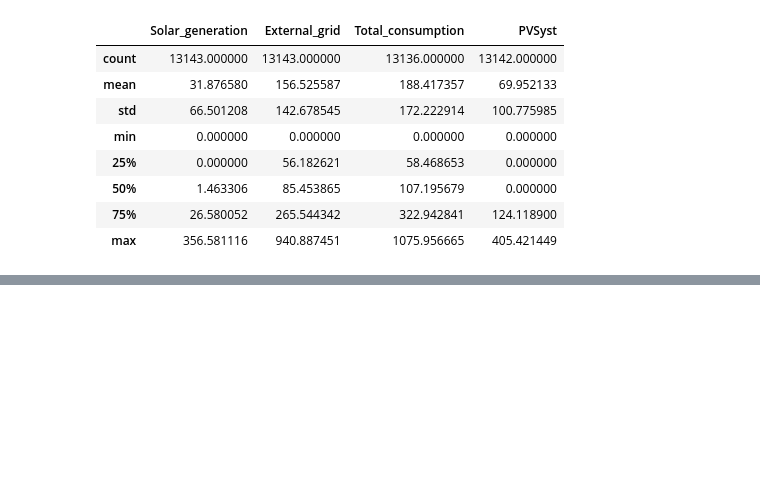
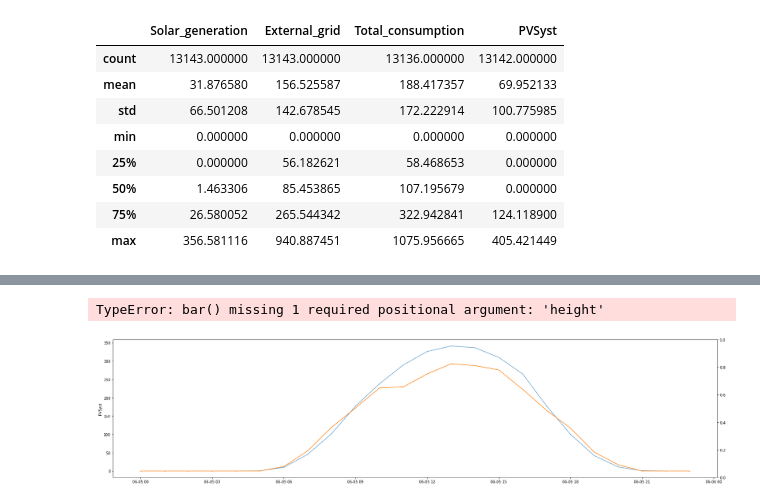
Before and after one commit to Randyrofed/Local_Control_system, a Jupyter notebook: Local_Control_System.ipynb, the cells around one changed output, grey strips where cells are left out. Cells and saved outputs as stored; diff of their text form; code cells hidden in the pictures; blank space fills up the shorter version.

```diff
--- a/Local_Control_System.ipynb
+++ b/Local_Control_System.ipynb
@@ -50,3 +206,20 @@ cdf.describe()
+# %%
+start, end = '2019-06-05 00:00:00', '2019-06-05 23:00:00' #вводим нужные даты для визуализации
+fig, ax = plt.subplots(figsize=(30, 7))
+ax2 = ax.twinx()
+ax.plot(dt.loc[start:end, 'Solar_generation'],
+marker='.', linestyle='-', linewidth=1, markersize=1, label='Solar_generation')
+ax.plot(dt.loc[start:end, 'PVSyst'],
+marker='.', markersize=1, linestyle='-', label='PVSyst')
+ax.set_ylabel('PVSyst')
+ax2.bar(dt.loc[start:end, 'Peak_hour'],
+color='red', label='Peak_hour', width = 0.5, alpha=0.5,)
+plt.ylim(0.0, 1.0)
+
+ax.legend();
+# %% [output]
+TypeError: bar() missing 1 required positional argument: 'height'
+[figure, added]
 # %%
 plt.figure(figsize=(30, 5))
 plt.plot(cdf.index, cdf['Solar_generation'], color='red', marker='o')
```
Also changed, not shown: parts of 13 cells of this notebook, 20 other files.
